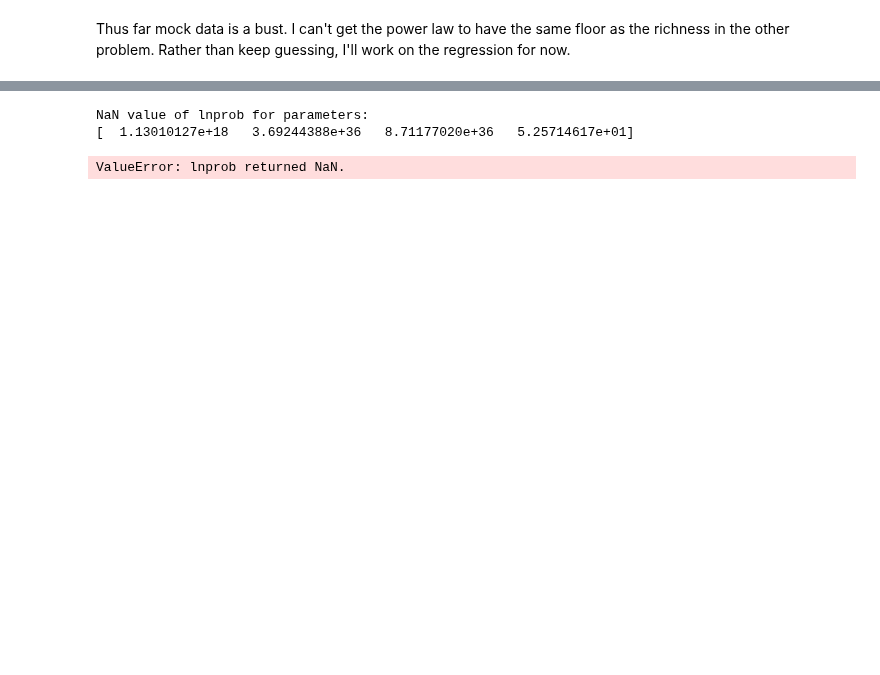
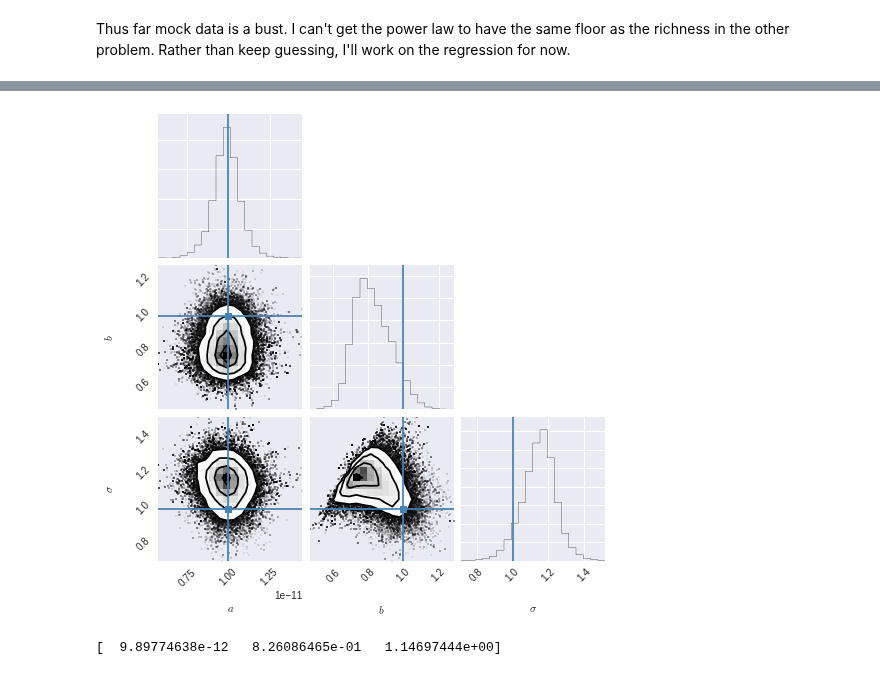
Before and after one commit to Ravirajadrangi/ClusterMassInference, a Jupyter notebook: Project Notebook.ipynb, the cells around one changed output, grey strips where cells are left out. Saved outputs shown, nothing was run; the diff lists cells and outputs as text; code cells hidden in the pictures; blank space fills up the shorter version.

```diff
--- a/Project Notebook.ipynb
+++ b/Project Notebook.ipynb
@@ -347,10 +371,12 @@ def log_posterior(theta,rich,z):
     return p
 # %%
-ndim, nwalkers = 4, 500
 rich = redmapperData['LAMBDA_CHISQ']
 redshifts = redmapperData['ZRED']
+ndim = 3+rich.shape[0] #one dim for each halo we have to marginalize over
+nwalkers = 1000 if ndim<=500 else ndim*2
 
 a_mean, a_spread = 1e-11, 1e-12
+#a_mean, a_spread = 1, .1#rescale in liklihood
 b_mean, b_spread = 1, .1
 sigma_mean, sigma_spread = 1, .1
 #logM_mean, logM_spread = 14, 1 #lognormal for this one
@@ -365,17 +391,14 @@ for row in pos0:
     while sig_try < 0:
         sig_try = sigma_mean+np.random.randn()*sigma_spread
     row[2] = sig_try
-    mass_try = -1
-    while mass_try< 0:
-        mass_try = M_mean+np.random.randn()*M_spread
-    row[3] = mass_try
+    for i in xrange(rich.shape[0]):
+        mass_try = -1
+        while mass_try< 0:
+            mass_try = M_mean+np.random.randn()*M_spread
+        row[3+i] = mass_try
 # %%
 import emcee as mc
-sampler = mc.EnsembleSampler(nwalkers, ndim, log_posterior, args=[rich, redshifts])
-nsteps, nburn = 1000, 100
+import multiprocessing
+nCores = multiprocessing.cpu_count()
+sampler = mc.EnsembleSampler(nwalkers, ndim, log_posterior, args=[rich, redshifts],threads = nCores)
+nsteps, nburn = 100, nwalkers*10
-# %%
-sampler.run_mcmc(pos0, nsteps)
-# %% [output]
-NaN value of lnprob for parameters:
-[  1.13010127e+18   3.69244388e+36   8.71177020e+36   5.25714617e+01]
-ValueError: lnprob returned NaN.
@@ -382 +410,12 @@ ValueError: lnprob returned NaN.
+# %%
+chain = sampler.flatchain[nburn:, :3]#eliminate mass
+from corner import corner
+corner(chain, labels = ['$a$', '$b$', '$\sigma$'], truths = [a_mean, b_mean, sigma_mean]);
+# %% [output]
+[figure, added]
+# %%
+MAP = chain.mean(axis = 0)
+print MAP
+# %% [output]
+[  9.89774638e-12   8.26086465e-01   1.14697444e+00]
 # %%
```
Also changed, not shown: parts of 13 cells of this notebook, 1 other file.
